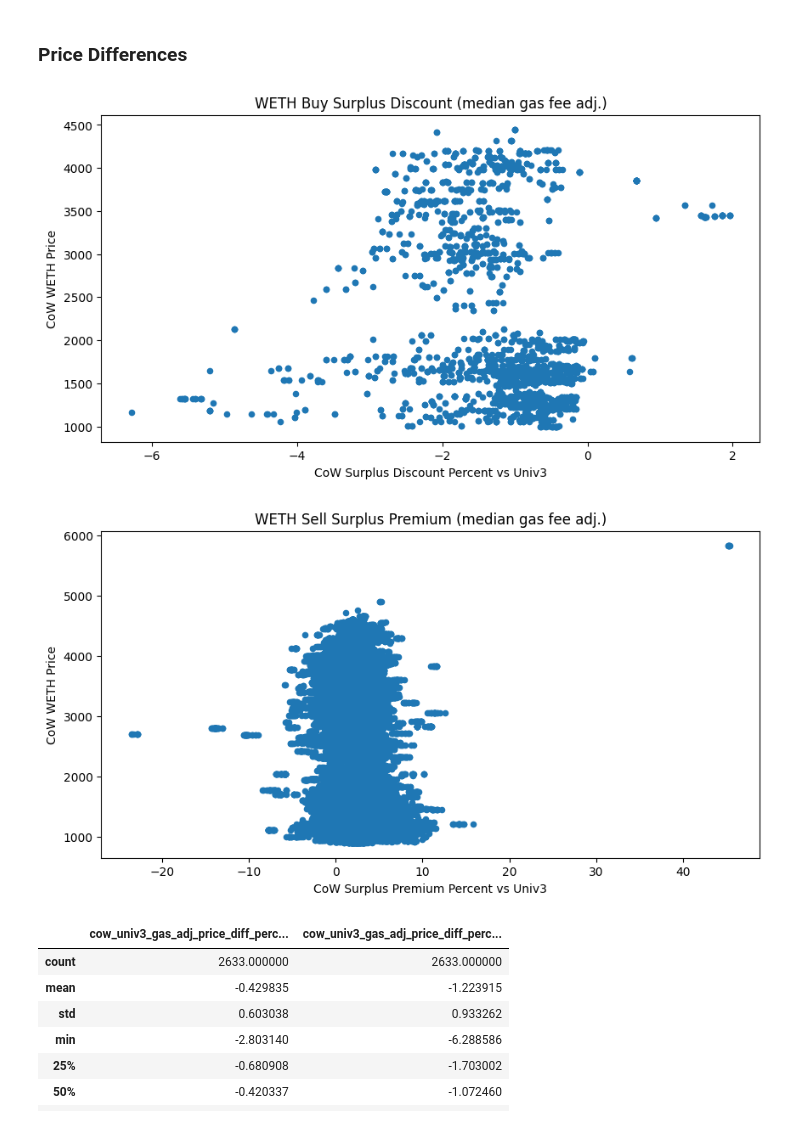
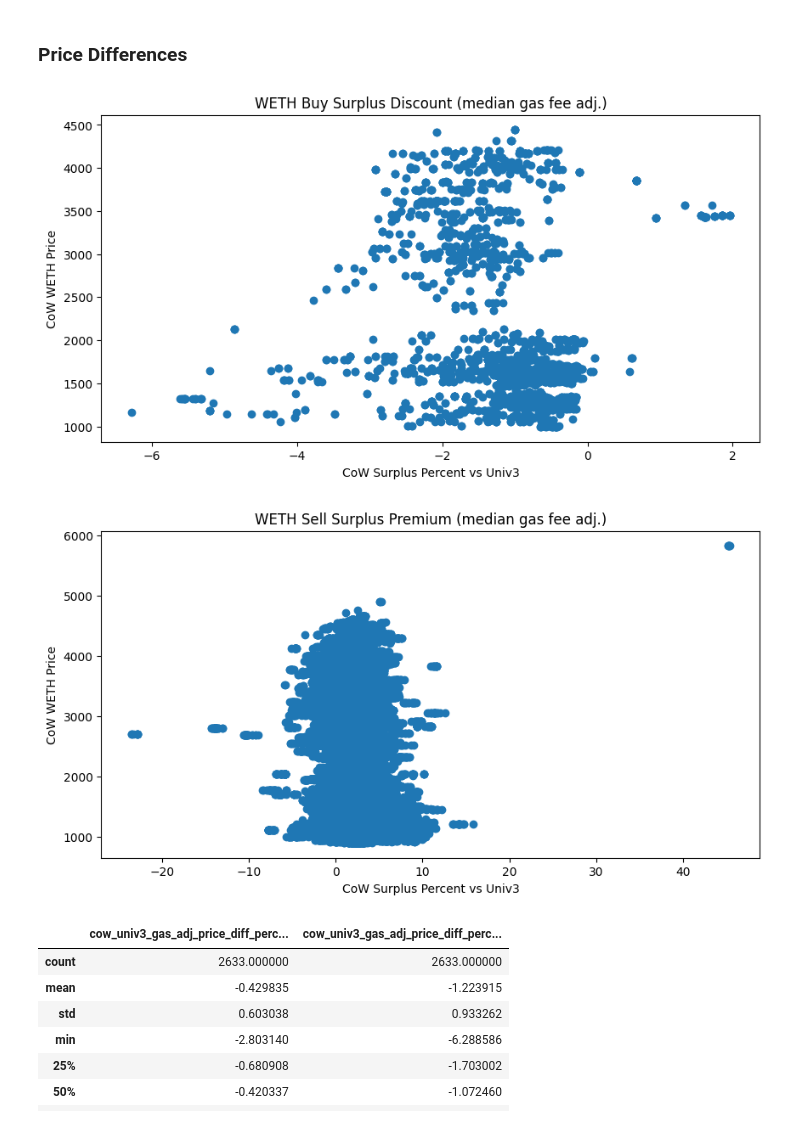
Before and after one commit to mohammed7s/Feedlot, a Jupyter notebook: pipeline/data_analysis.ipynb, the cells around one changed output. Drawn from its saved outputs; the diff is of its cells as text; code cells hidden in the pictures.

Commit message:
change charts to pdf

```diff
--- a/pipeline/data_analysis.ipynb
+++ b/pipeline/data_analysis.ipynb
@@ -184,35 +184,37 @@ first valid index is: 90345
 buy_WETH_df['cow_univ3_gas_adj_price_diff_percent_single'] = (buy_WETH_df['cow_price'] - buy_WETH_df['univ3_gas_single_hop_price']) / buy_WETH_df['cow_price'] * 100
 buy_WETH_df['cow_univ3_gas_adj_price_diff_percent_median'] = (buy_WETH_df['cow_price'] - buy_WETH_df['univ3_gas_median_price']) / buy_WETH_df['cow_price'] * 100
 # %%
-# plot scatterplot
-buy_WETH_df.loc[first_valid_index_buy:].plot(figsize=(10,5), kind='scatter', x='cow_univ3_gas_adj_price_diff_percent_median', y='cow_price')
+# plot scatterplot of univ3 gas adjusted price and cow price
+fig3, ax = plt.subplots(figsize=(10, 5))
+ax.scatter(buy_WETH_df.loc[first_valid_index_buy:, 'cow_univ3_gas_adj_price_diff_percent_median'], buy_WETH_df.loc[first_valid_index_buy:, 'cow_price'])
 
-plt.xlabel("CoW Surplus Discount Percent vs Univ3")
+plt.xlabel("CoW Surplus Percent vs Univ3")
 plt.ylabel("CoW WETH Price")
 plt.title("WETH Buy Surplus Discount (median gas fee adj.)")
 plt.show();
 
-# save plot
-fig.savefig('../report/diagrams/WETH_buy_surplus_discount_median_gas_fee_adj_scatter.png')
+# save plot as pdf
+fig3.savefig('../report/diagrams/WETH_buy_surplus_discount_median_gas_fee_adj_scatter.pdf', bbox_inches='tight')
 # %% [output]
-[figure, old version]
+[figure, new version]
 # %%
 # get the price price difference percent between cow and univ3 gas adjusted price in sell_WETH_df
 sell_WETH_df['cow_univ3_gas_adj_price_diff_percent_single'] = (sell_WETH_df['cow_price'] - sell_WETH_df['univ3_gas_single_hop_price']) / sell_WETH_df['cow_price'] * 100
 sell_WETH_df['cow_univ3_gas_adj_price_diff_percent_median'] = (sell_WETH_df['cow_price'] - sell_WETH_df['univ3_gas_median_price']) / sell_WETH_df['cow_price'] * 100
 # %%
-# plot scatterplot
-sell_WETH_df.loc[first_valid_index_sell:].plot(figsize=(10,5), kind='scatter', x='cow_univ3_gas_adj_price_diff_percent_median', y='cow_price')
+# plot scatterplot of univ3 gas adjusted price and cow price
+fig4, ax = plt.subplots(figsize=(10, 5))
+ax.scatter(sell_WETH_df.loc[first_valid_index_sell:, 'cow_univ3_gas_adj_price_diff_percent_median'], sell_WETH_df.loc[first_valid_index_sell:, 'cow_price'])
 
-plt.xlabel("CoW Surplus Premium Percent vs Univ3")
+plt.xlabel("CoW Surplus Percent vs Univ3")
 plt.ylabel("CoW WETH Price")
 plt.title("WETH Sell Surplus Premium (median gas fee adj.)")
 plt.show();
 
-# save plot
-fig.savefig('../report/diagrams/WETH_sell_surplus_premium_median_gas_fee_adj_scatter.png')
+# save plot as pdf
+fig4.savefig('../report/diagrams/WETH_sell_surplus_discount_median_gas_fee_adj_scatter.pdf', bbox_inches='tight')
 # %% [output]
-[figure, old version]
+[figure, new version]
 # %%
 # statistics for buy_WETH_df single hop price difference
 buy_WETH_df[['cow_univ3_gas_adj_price_diff_percent_single', 'cow_univ3_gas_adj_price_diff_percent_median']].describe()
```
Also changed, not shown: parts of 2 cells of this notebook, 12 other files.
